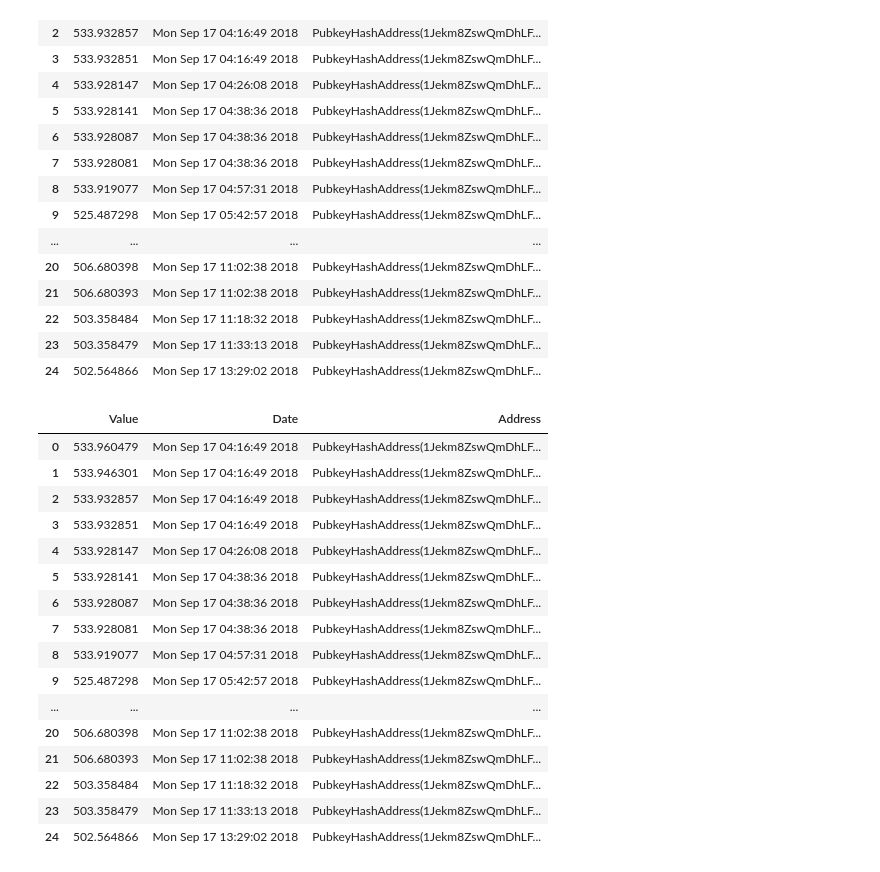
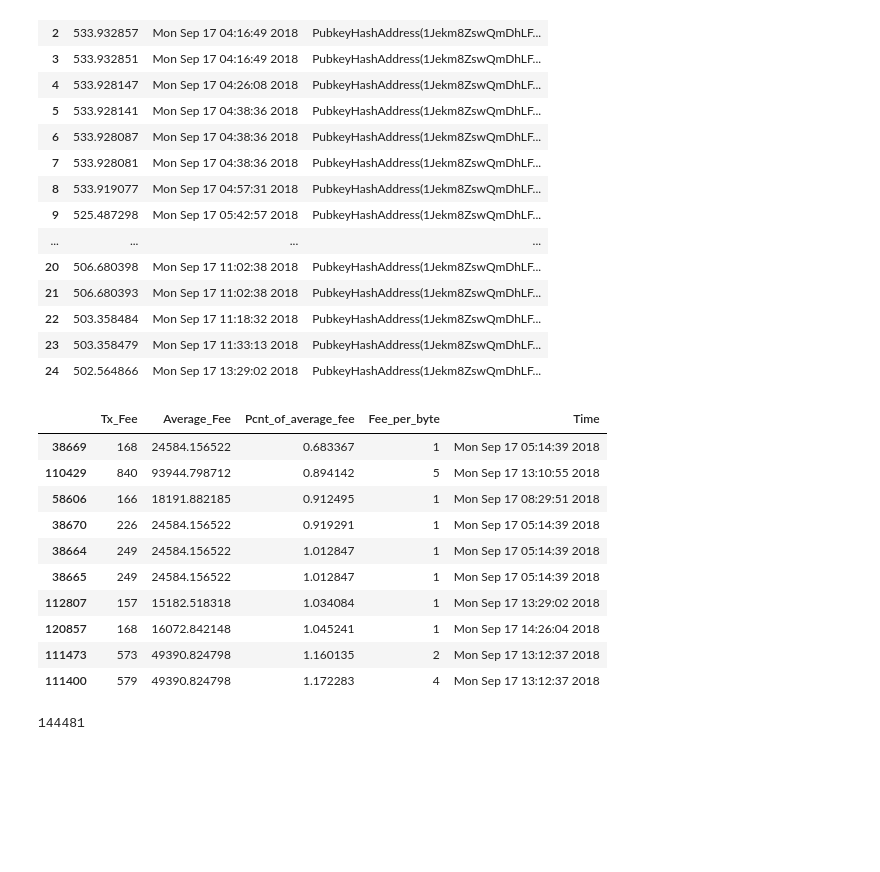
Before and after one commit to fund3/anova-blocksci, a Jupyter notebook: arjun.ipynb, the cells around one changed output. Cells and saved outputs as stored; diff of their text form; code cells hidden in the pictures; blank space fills up the shorter version.

Commit message:
spam

```diff
--- a/arjun.ipynb
+++ b/arjun.ipynb
@@ -374,15 +378,34 @@ def get_spam(start, end):
 
     transactions = []
     for block in range(len(subchain)):
-        #finds the value of outputs spent in a transaction (ie not the UTXOs)
-        t = [(output.value, time.ctime(int(output.block.timestamp)),output.address)
-             for output in subchain[block].txes.outputs if output.is_spent and output.value < 550]
+        average_fee = subchain[block].fee / len(subchain[block])
+
+        t = [(tx.fee, average_fee,(tx.fee/average_fee)*100,tx.fee_per_byte(),  time.ctime(subchain[block].timestamp)) for tx in subchain[block].txes if tx.fee > 0]
         if(t): transactions.append(t)
 
-
     transactions = sum(transactions, [])
-    df = pd.DataFrame(transactions, columns=['Value', 'Date', 'Address'])
-    return len(df)
+    df = pd.DataFrame(transactions, columns=['Tx_Fee', 'Average_Fee','Pcnt_of_average_fee' ,'Fee_per_byte', 'Time'])
+    return df
+# %%
+s = get_spam("2018-9-17","2018-9-18")
+# %%
+s.sort_values("Pcnt_of_average_fee").head(10)
+# %% [output]
+|  | Tx_Fee | Average_Fee | Pcnt_of_average_fee | Fee_per_byte | Time |
+| 38669 | 168 | 24584.156522 | 0.683367 | 1 | Mon Sep 17 05:14:39 2018 |
+| 110429 | 840 | 93944.798712 | 0.894142 | 5 | Mon Sep 17 13:10:55 2018 |
+| 58606 | 166 | 18191.882185 | 0.912495 | 1 | Mon Sep 17 08:29:51 2018 |
+| 38670 | 226 | 24584.156522 | 0.919291 | 1 | Mon Sep 17 05:14:39 2018 |
+| 38664 | 249 | 24584.156522 | 1.012847 | 1 | Mon Sep 17 05:14:39 2018 |
+| 38665 | 249 | 24584.156522 | 1.012847 | 1 | Mon Sep 17 05:14:39 2018 |
+| 112807 | 157 | 15182.518318 | 1.034084 | 1 | Mon Sep 17 13:29:02 2018 |
+| 120857 | 168 | 16072.842148 | 1.045241 | 1 | Mon Sep 17 14:26:04 2018 |
+| 111473 | 573 | 49390.824798 | 1.160135 | 2 | Mon Sep 17 13:12:37 2018 |
+| 111400 | 579 | 49390.824798 | 1.172283 | 4 | Mon Sep 17 13:12:37 2018 |
+# %%
+len(s[s['Fee_per_byte'] < 6])
+# %% [output]
+144481
 # %%
 import sys
 sys.path.append("../../")
@@ -393,20 +413,0 @@ s = get_top_transactions("2018-9-17","2018-9-18")
-# %%
-s
-# %% [output]
-|  | Value | Date | Address |
-| 0 | 533.960479 | Mon Sep 17 04:16:49 2018 | PubkeyHashAddress(1Jekm8ZswQmDhLF... |
-| 1 | 533.946301 | Mon Sep 17 04:16:49 2018 | PubkeyHashAddress(1Jekm8ZswQmDhLF... |
-| 2 | 533.932857 | Mon Sep 17 04:16:49 2018 | PubkeyHashAddress(1Jekm8ZswQmDhLF... |
-| 3 | 533.932851 | Mon Sep 17 04:16:49 2018 | PubkeyHashAddress(1Jekm8ZswQmDhLF... |
-| 4 | 533.928147 | Mon Sep 17 04:26:08 2018 | PubkeyHashAddress(1Jekm8ZswQmDhLF... |
-| 5 | 533.928141 | Mon Sep 17 04:38:36 2018 | PubkeyHashAddress(1Jekm8ZswQmDhLF... |
-| 6 | 533.928087 | Mon Sep 17 04:38:36 2018 | PubkeyHashAddress(1Jekm8ZswQmDhLF... |
-| 7 | 533.928081 | Mon Sep 17 04:38:36 2018 | PubkeyHashAddress(1Jekm8ZswQmDhLF... |
-| 8 | 533.919077 | Mon Sep 17 04:57:31 2018 | PubkeyHashAddress(1Jekm8ZswQmDhLF... |
-| 9 | 525.487298 | Mon Sep 17 05:42:57 2018 | PubkeyHashAddress(1Jekm8ZswQmDhLF... |
-| ... | ... | ... | ... |
-| 20 | 506.680398 | Mon Sep 17 11:02:38 2018 | PubkeyHashAddress(1Jekm8ZswQmDhLF... |
-| 21 | 506.680393 | Mon Sep 17 11:02:38 2018 | PubkeyHashAddress(1Jekm8ZswQmDhLF... |
-| 22 | 503.358484 | Mon Sep 17 11:18:32 2018 | PubkeyHashAddress(1Jekm8ZswQmDhLF... |
-| 23 | 503.358479 | Mon Sep 17 11:33:13 2018 | PubkeyHashAddress(1Jekm8ZswQmDhLF... |
-| 24 | 502.564866 | Mon Sep 17 13:29:02 2018 | PubkeyHashAddress(1Jekm8ZswQmDhLF... |
```
Also changed, not shown: parts of 3 cells of this notebook.
